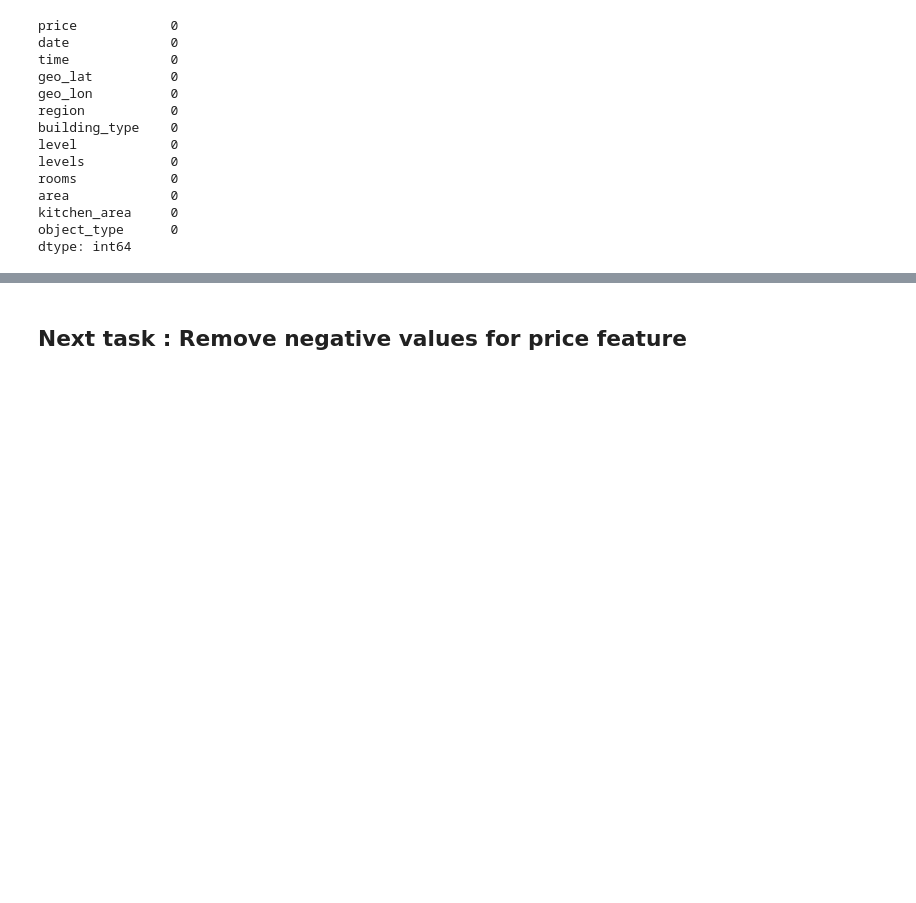
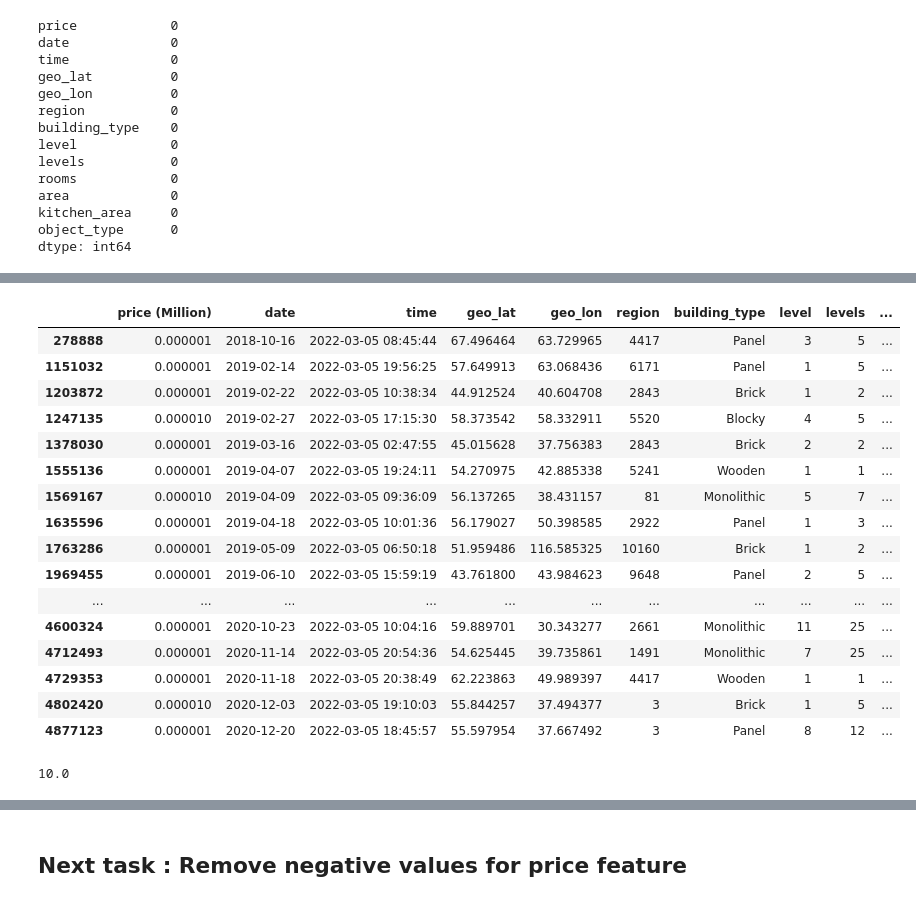
Before and after one commit to danielbeltsazar99/My-Mini-Projects, a Jupyter notebook: Data Science Projects/Regression/Real Estate Price Prediction/Real Estate Price Prediction.ipynb, the cells around one changed output, grey strips where cells are left out. Drawn from its saved outputs; the diff is of its cells as text; code cells hidden in the pictures; blank space fills up the shorter version.

```diff
--- a/Data Science Projects/Regression/Real Estate Price Prediction/Real Estate Price Prediction.ipynb
+++ b/Data Science Projects/Regression/Real Estate Price Prediction/Real Estate Price Prediction.ipynb
@@ -189,3 +291,27 @@ df_real.groupby(['building_type'])['price (Million)'].agg(['mean','max','min'])
+# %%
+df_real[df_real['price (Million)']<0.00005]
+# %% [output]
+|  | price (Million) | date | time | geo_lat | geo_lon | region | building_type | level | levels | ... |
+| 278888 | 0.000001 | 2018-10-16 | 2022-03-05 08:45:44 | 67.496464 | 63.729965 | 4417 | Panel | 3 | 5 | ... |
+| 1151032 | 0.000001 | 2019-02-14 | 2022-03-05 19:56:25 | 57.649913 | 63.068436 | 6171 | Panel | 1 | 5 | ... |
+| 1203872 | 0.000001 | 2019-02-22 | 2022-03-05 10:38:34 | 44.912524 | 40.604708 | 2843 | Brick | 1 | 2 | ... |
+| 1247135 | 0.000010 | 2019-02-27 | 2022-03-05 17:15:30 | 58.373542 | 58.332911 | 5520 | Blocky | 4 | 5 | ... |
+| 1378030 | 0.000001 | 2019-03-16 | 2022-03-05 02:47:55 | 45.015628 | 37.756383 | 2843 | Brick | 2 | 2 | ... |
+| 1555136 | 0.000001 | 2019-04-07 | 2022-03-05 19:24:11 | 54.270975 | 42.885338 | 5241 | Wooden | 1 | 1 | ... |
+| 1569167 | 0.000010 | 2019-04-09 | 2022-03-05 09:36:09 | 56.137265 | 38.431157 | 81 | Monolithic | 5 | 7 | ... |
+| 1635596 | 0.000001 | 2019-04-18 | 2022-03-05 10:01:36 | 56.179027 | 50.398585 | 2922 | Panel | 1 | 3 | ... |
+| 1763286 | 0.000001 | 2019-05-09 | 2022-03-05 06:50:18 | 51.959486 | 116.585325 | 10160 | Brick | 1 | 2 | ... |
+| 1969455 | 0.000001 | 2019-06-10 | 2022-03-05 15:59:19 | 43.761800 | 43.984623 | 9648 | Panel | 2 | 5 | ... |
+| ... | ... | ... | ... | ... | ... | ... | ... | ... | ... | ... |
+| 4600324 | 0.000001 | 2020-10-23 | 2022-03-05 10:04:16 | 59.889701 | 30.343277 | 2661 | Monolithic | 11 | 25 | ... |
+| 4712493 | 0.000001 | 2020-11-14 | 2022-03-05 20:54:36 | 54.625445 | 39.735861 | 1491 | Monolithic | 7 | 25 | ... |
+| 4729353 | 0.000001 | 2020-11-18 | 2022-03-05 20:38:49 | 62.223863 | 49.989397 | 4417 | Wooden | 1 | 1 | ... |
+| 4802420 | 0.000010 | 2020-12-03 | 2022-03-05 19:10:03 | 55.844257 | 37.494377 | 3 | Brick | 1 | 5 | ... |
+| 4877123 | 0.000001 | 2020-12-20 | 2022-03-05 18:45:57 | 55.597954 | 37.667492 | 3 | Panel | 8 | 12 | ... |
+# %%
+0.00001*1000000
+# %% [output]
+10.0
 # %%
 df_real.groupby(['object_type'])['price (Million)'].mean()
 # %% [output]
```
Also changed, not shown: parts of 44 cells of this notebook.
